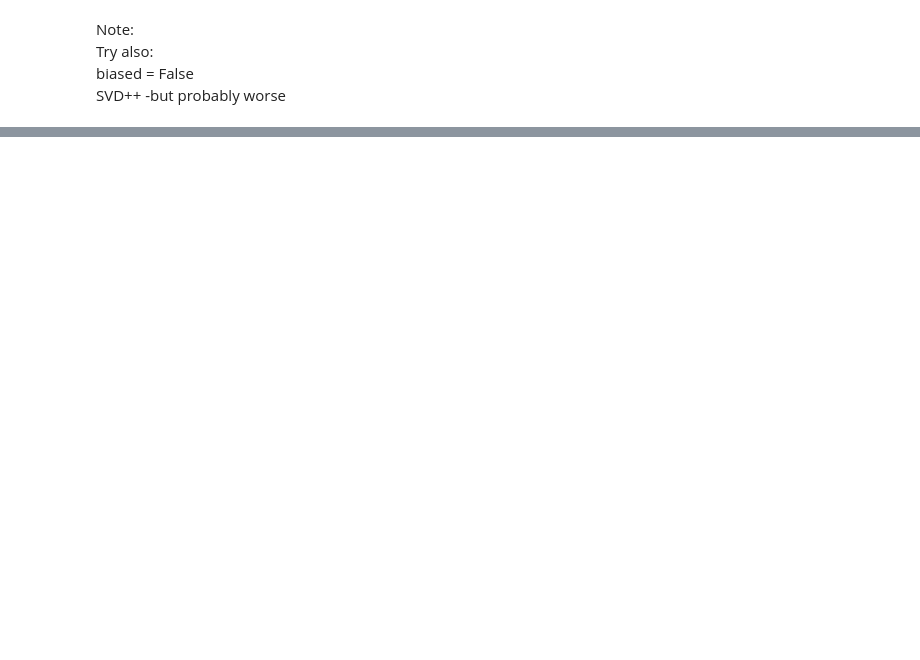
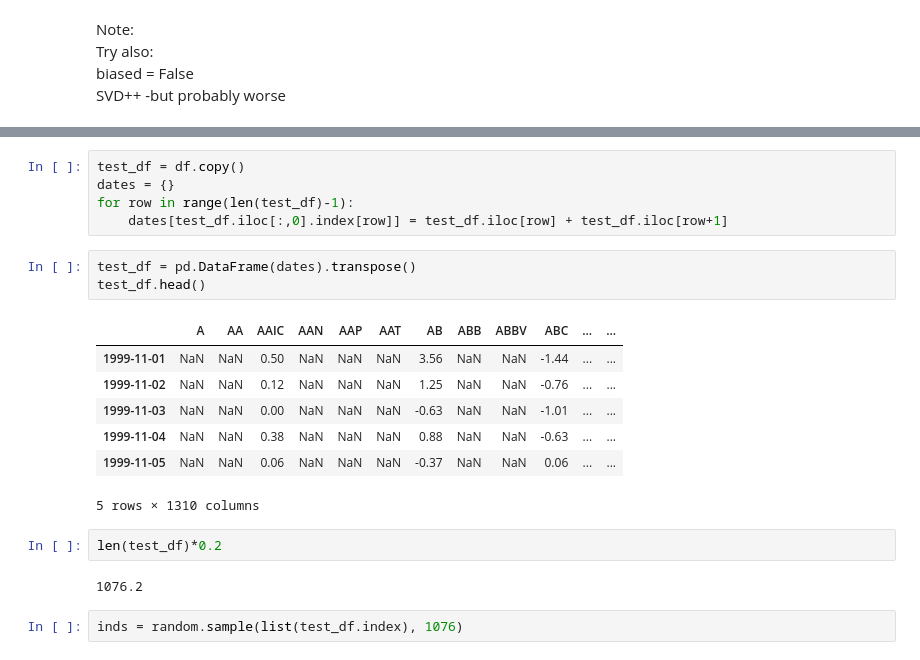
Before and after one commit to Maltanno/Capstone_project, a Jupyter notebook: Modelling.ipynb, the cells around one changed output, grey strips where cells are left out. Drawn from its saved outputs; the diff is of its cells as text; blank space fills up the shorter version.

```diff
--- a/Modelling.ipynb
+++ b/Modelling.ipynb
@@ -14,0 +177,22 @@ reader = Reader(line_format='')
+# %%
+test_df = df.copy()
+dates = {}
+for row in range(len(test_df)-1):
+    dates[test_df.iloc[:,0].index[row]] = test_df.iloc[row] + test_df.iloc[row+1]
+# %%
+test_df = pd.DataFrame(dates).transpose()
+test_df.head()
+# %% [output]
+|  | A | AA | AAIC | AAN | AAP | AAT | AB | ABB | ABBV | ABC | ... | ... |
+| 1999-11-01 | NaN | NaN | 0.50 | NaN | NaN | NaN | 3.56 | NaN | NaN | -1.44 | ... | ... |
+| 1999-11-02 | NaN | NaN | 0.12 | NaN | NaN | NaN | 1.25 | NaN | NaN | -0.76 | ... | ... |
+| 1999-11-03 | NaN | NaN | 0.00 | NaN | NaN | NaN | -0.63 | NaN | NaN | -1.01 | ... | ... |
+| 1999-11-04 | NaN | NaN | 0.38 | NaN | NaN | NaN | 0.88 | NaN | NaN | -0.63 | ... | ... |
+| 1999-11-05 | NaN | NaN | 0.06 | NaN | NaN | NaN | -0.37 | NaN | NaN | 0.06 | ... | ... |
+5 rows × 1310 columns
+# %%
+len(test_df)*0.2
+# %% [output]
+1076.2
+# %%
+inds = random.sample(list(test_df.index), 1076)
```
Also changed, not shown: parts of 27 cells of this notebook.
